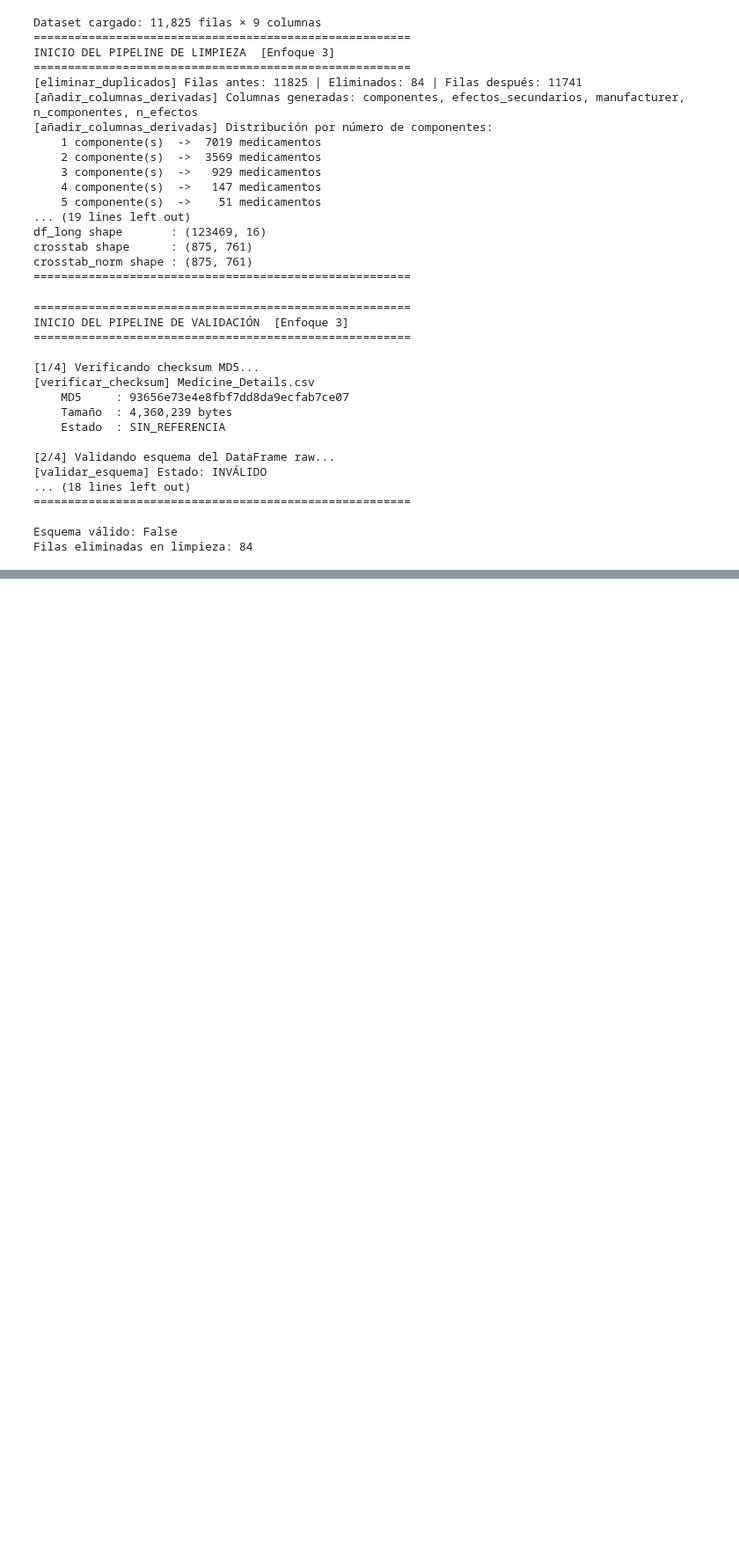
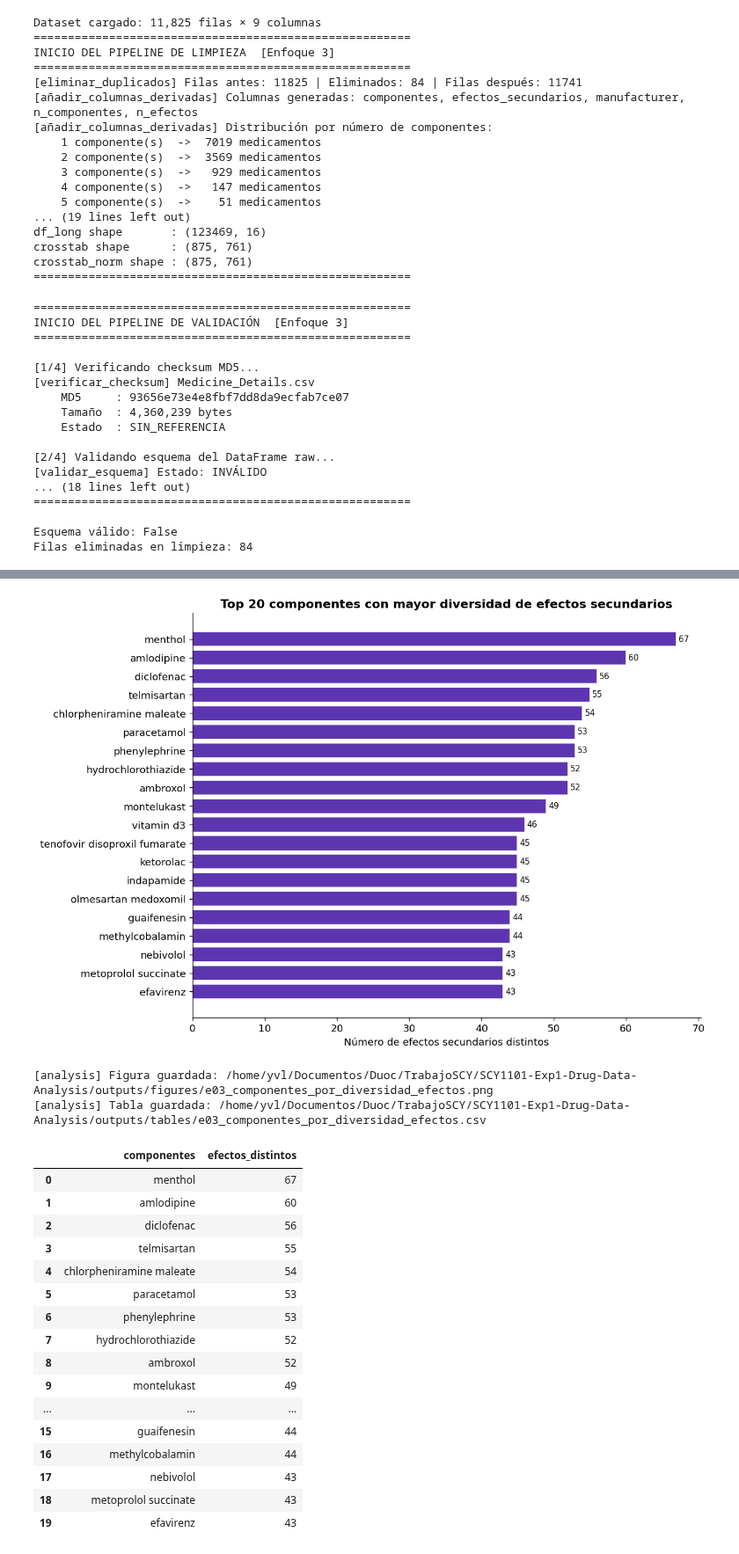
Before and after one commit to Cesitar16/SCY1101-Exp1-Drug-Data-Analysis, a Jupyter notebook: notebooks/enfoque_03_efectos_secundarios_componentes/03_analisis_efectos_secundarios_componentes.ipynb, the cells around one changed output, grey strips where cells are left out. Shown at 88% size. Drawn from its saved outputs; the diff is of its cells as text; code cells hidden in the pictures; blank space fills up the shorter version.

```diff
--- a/notebooks/enfoque_03_efectos_secundarios_componentes/03_analisis_efectos_secundarios_componentes.ipynb
+++ b/notebooks/enfoque_03_efectos_secundarios_componentes/03_analisis_efectos_secundarios_componentes.ipynb
@@ -121,0 +118,24 @@ Tablas guardadas en  : E:\Programación\ProgramacionParaLaCienciaDeDatos\SCY1101
+# %%
+# 5.2 Componentes con mayor diversidad de efectos
+plot_componentes_por_diversidad_efectos(df_long, top_n=20)
+# %% [output]
+[figure, added]
+[analysis] Figura guardada: /home/yvl/Documentos/Duoc/TrabajoSCY/SCY1101-Exp1-Drug-Data-Analysis/outputs/figures/e03_componentes_por_diversidad_efectos.png
+[analysis] Tabla guardada: /home/yvl/Documentos/Duoc/TrabajoSCY/SCY1101-Exp1-Drug-Data-Analysis/outputs/tables/e03_componentes_por_diversidad_efectos.csv
+|  | componentes | efectos_distintos |
+| 0 | menthol | 67 |
+| 1 | amlodipine | 60 |
+| 2 | diclofenac | 56 |
+| 3 | telmisartan | 55 |
+| 4 | chlorpheniramine maleate | 54 |
+| 5 | paracetamol | 53 |
+| 6 | phenylephrine | 53 |
+| 7 | hydrochlorothiazide | 52 |
+| 8 | ambroxol | 52 |
+| 9 | montelukast | 49 |
+| ... | ... | ... |
+| 15 | guaifenesin | 44 |
+| 16 | methylcobalamin | 44 |
+| 17 | nebivolol | 43 |
+| 18 | metoprolol succinate | 43 |
+| 19 | efavirenz | 43 |
```
Also changed, not shown: parts of 14 cells of this notebook, 3 other files.
